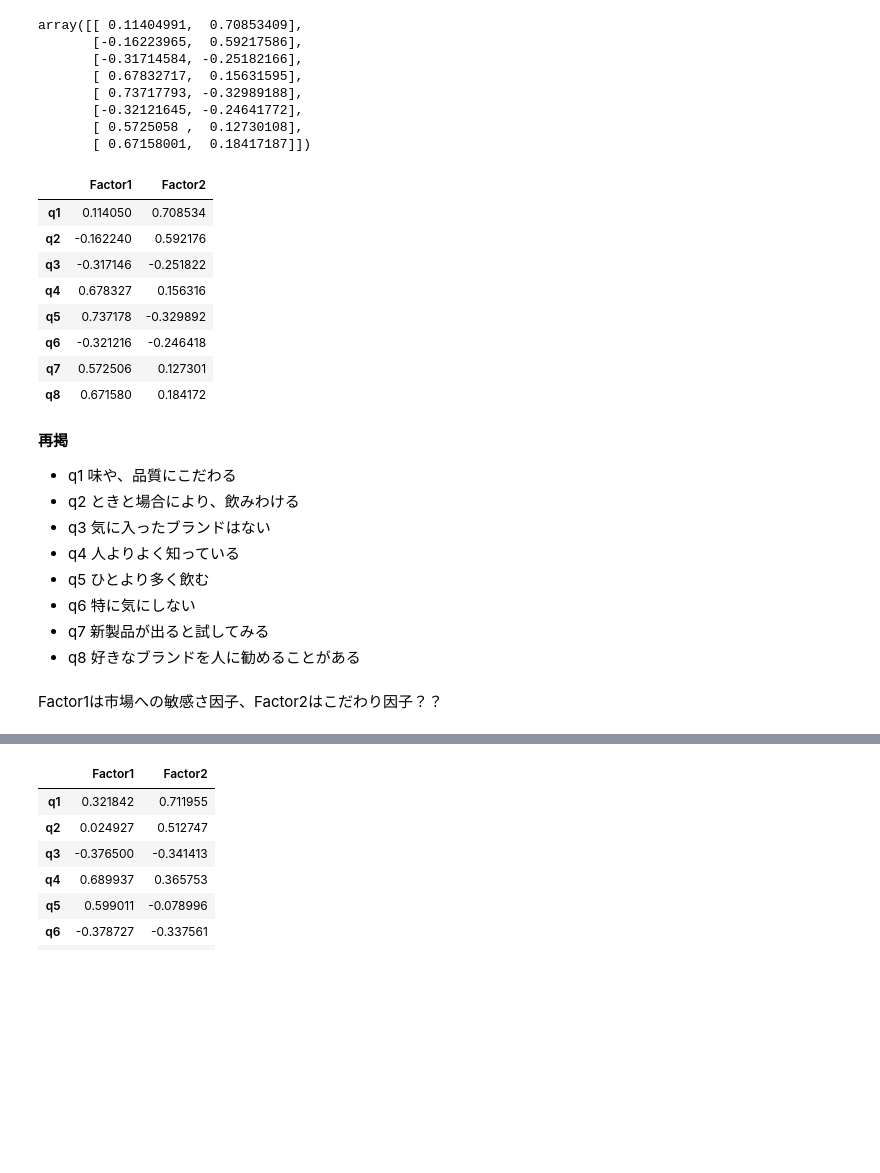
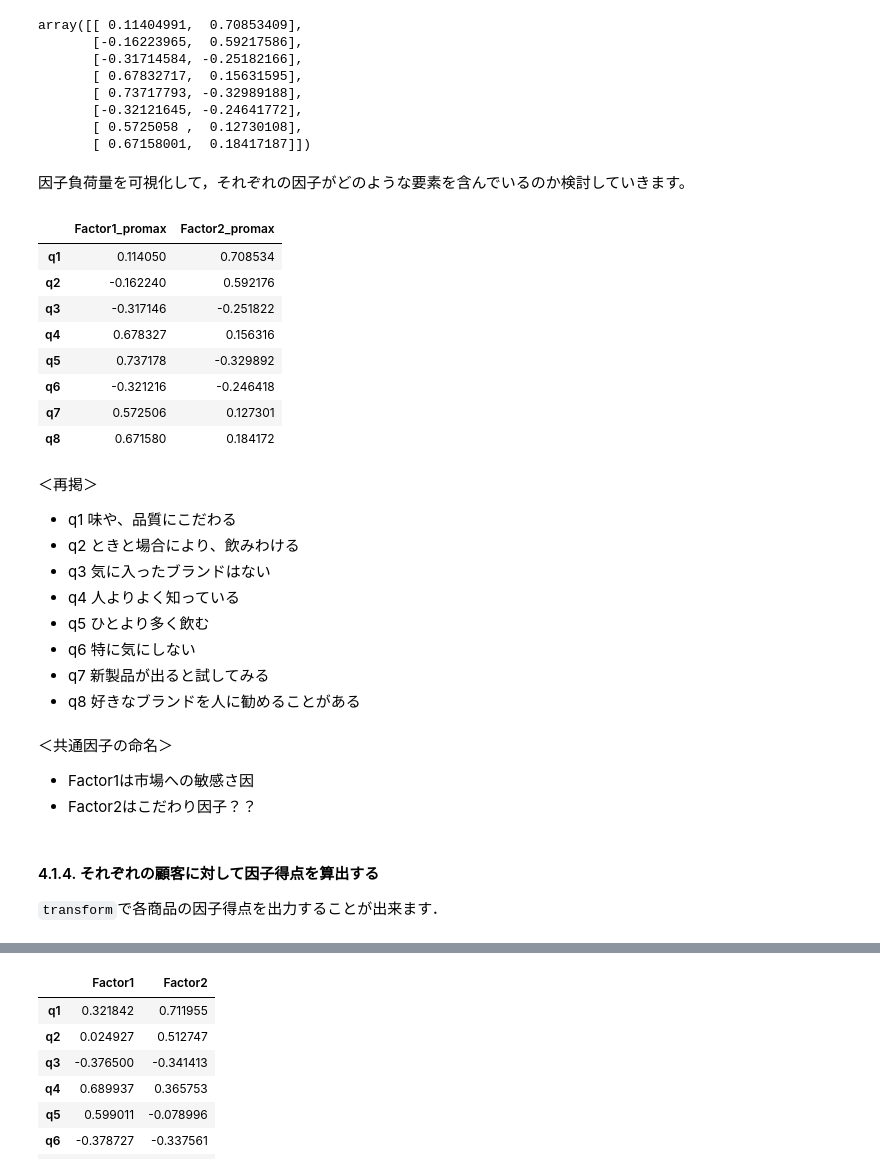
Before and after one commit to TomoyaOzawa-DA/Datact, a Jupyter notebook: Cluster/Cluster_coffee.ipynb, the cells around one changed output, grey strips where cells are left out. Cells and saved outputs as stored; diff of their text form; code cells hidden in the pictures; blank space fills up the shorter version.

````diff
--- a/Cluster/Cluster_coffee.ipynb
+++ b/Cluster/Cluster_coffee.ipynb
@@ -308,12 +378,14 @@ array([[ 0.11404991,  0.70853409],
        [-0.32121645, -0.24641772],
        [ 0.5725058 ,  0.12730108],
        [ 0.67158001,  0.18417187]])
+# %% [markdown]
+因子負荷量を可視化して，それぞれの因子がどのような要素を含んでいるのか検討していきます。
 # %%
 column = df_cluster.columns
-result_promax = pd.DataFrame(fa_promax.loadings_, index = column, columns = ["Factor1","Factor2"])
+result_promax = pd.DataFrame(fa_promax.loadings_, index = column, columns = ["Factor1_promax","Factor2_promax"])
 result_promax.style.background_gradient(cmap=cm)
 # %% [output]
-|  | Factor1 | Factor2 |
+|  | Factor1_promax | Factor2_promax |
 | q1 | 0.114050 | 0.708534 |
 | q2 | -0.162240 | 0.592176 |
 | q3 | -0.317146 | -0.251822 |
@@ -323,7 +395,7 @@ result_promax.style.background_gradient(cmap=cm)
 | q7 | 0.572506 | 0.127301 |
 | q8 | 0.671580 | 0.184172 |
 # %% [markdown]
-**再掲**
+＜再掲＞
 
 - q1 味や、品質にこだわる
 - q2 ときと場合により、飲みわける
@@ -333,5 +405,10 @@ result_promax.style.background_gradient(cmap=cm)
 - q6 特に気にしない
 - q7 新製品が出ると試してみる
 - q8 好きなブランドを人に勧めることがある
-# %% [markdown]
-Factor1は市場への敏感さ因子、Factor2はこだわり因子？？
+# %% [markdown]
+＜共通因子の命名＞
+- Factor1は市場への敏感さ因
+- Factor2はこだわり因子？？
+# %% [markdown]
+#### 4.1.4. それぞれの顧客に対して因子得点を算出する
+```transform```で各商品の因子得点を出力することが出来ます．
````
Also changed, not shown: parts of 70 cells of this notebook.
